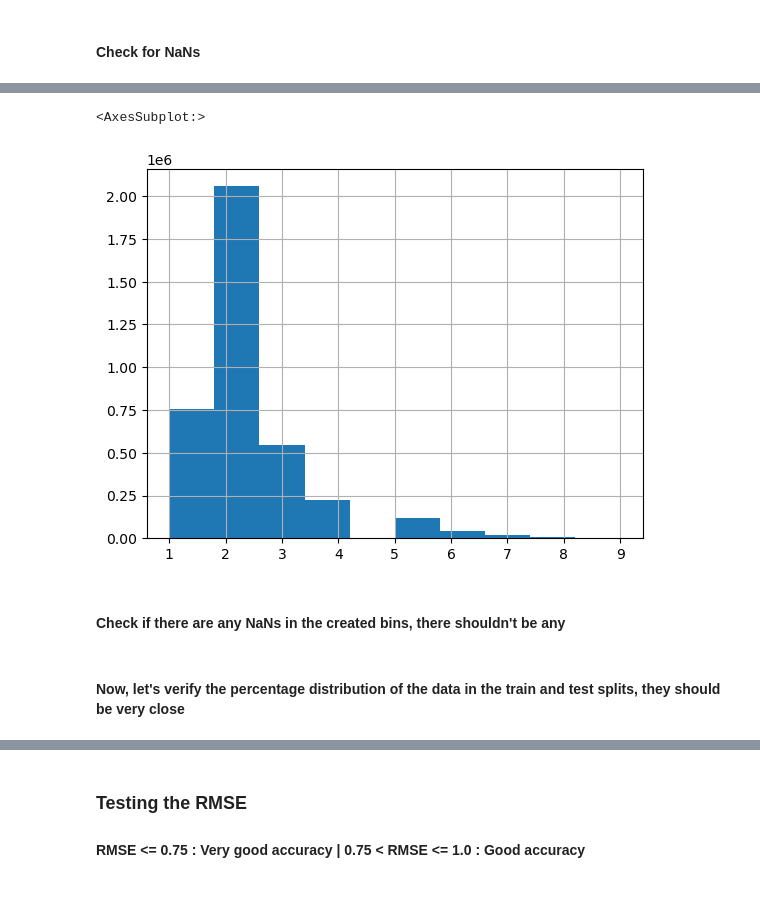
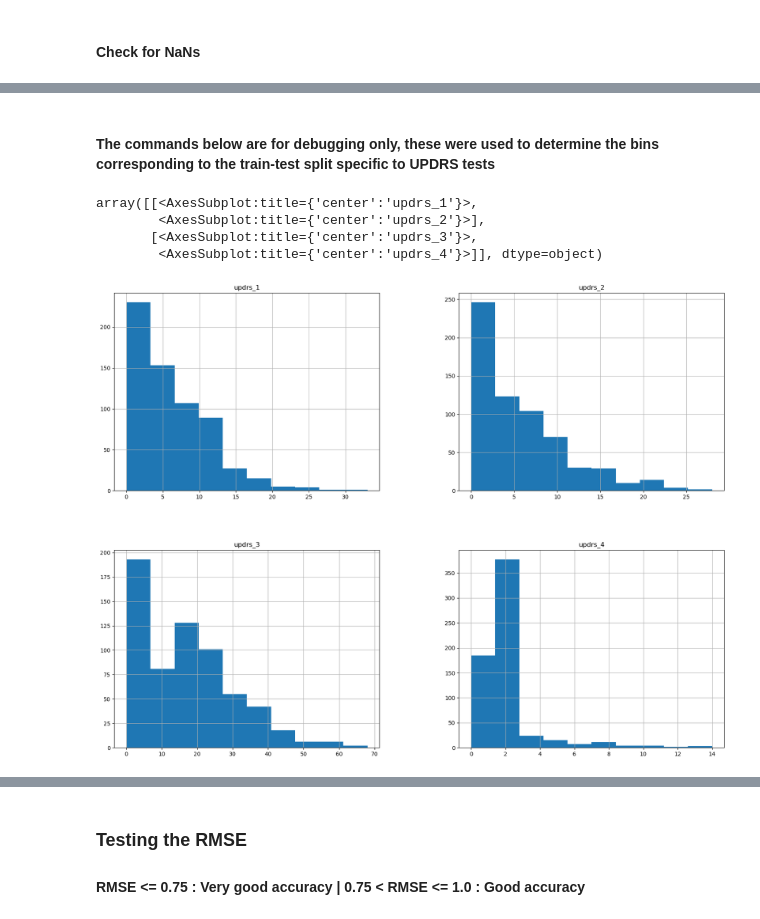
Before and after one commit to sumaniitm/AMP-parkinsons-disease-progression-prediction, a Jupyter notebook: amp-parkinson-s-disease-progression-prediction.ipynb, the cells around one changed output, grey strips where cells are left out. Cells and saved outputs as stored; diff of their text form; code cells hidden in the pictures; blank space fills up the shorter version.

```diff
--- a/amp-parkinson-s-disease-progression-prediction.ipynb
+++ b/amp-parkinson-s-disease-progression-prediction.ipynb
@@ -78,14 +126,0 @@ full_training_data = full_training_data.drop(columns=['UniProt','Peptide','upd23
-# %%
-full_training_data_melted = full_training_data.melt(id_vars=['visit_id','visit_month','NPX','PeptideAbundance']
-                                                    , value_vars=['updrs_1','updrs_2','updrs_3','updrs_4'],var_name='updrs_test', value_name='updrs_test_score')
-
-list_of_updrs_tests = full_training_data_melted.updrs_test.unique()
-
-temp_df = full_training_data_melted.groupby(['updrs_test']).agg(visit_month_per_patient=('visit_id', 'count')
-                                                      , mean_updrs_test_score=('updrs_test_score', 'mean') ).reset_index(level=['updrs_test'])
-
-for i in range(len(list_of_updrs_tests)):
-    #print(list_of_updrs_tests[i])
-    updrs_test_mean = full_training_data[list_of_updrs_tests[i]].mean()
-    #print(updrs_test_mean)
-    full_training_data.fillna({list_of_updrs_tests[i]:updrs_test_mean}, inplace=True)
@@ -108,14 +219,11 @@ full_training_data_melted.isna().sum()
+# %% [markdown]
+#### The commands below are for debugging only, these were used to determine the bins corresponding to the train-test split specific to UPDRS tests
 # %%
 #full_training_data_melted[['updrs_test_score','PeptideAbundance','NPX','group_key']].corr()
-full_training_data_melted['updrs_test_score'].hist()
+full_training_data[['updrs_1','updrs_2','updrs_3','updrs_4']].hist(figsize=(20,15))
+# %% [output]
+array([[<AxesSubplot:title={'center':'updrs_1'}>,
+        <AxesSubplot:title={'center':'updrs_2'}>],
+       [<AxesSubplot:title={'center':'updrs_3'}>,
+        <AxesSubplot:title={'center':'updrs_4'}>]], dtype=object)
+[figure, added]
-# %%
-full_training_data_melted['updrs_score_category'] = pd.cut(full_training_data_melted['updrs_test_score'],
-                                                          bins=[-np.inf, 0., 10., 20., 30., 40., 50., 60., 70., 80., np.inf],
-                                                          labels=[1,2,3,4,5,6,7,8,9,10])
-
-full_training_data_melted['updrs_score_category'].hist()
-# %% [output]
-<AxesSubplot:>
-[figure, removed]
-# %% [markdown]
-#### Check if there are any NaNs in the created bins, there shouldn't be any
@@ -131,2 +229,0 @@ for train_index, test_index in split.split(full_training_data_melted, full_train
-# %% [markdown]
-#### Now, let's verify the percentage distribution of the data in the train and test splits, they should be very close
```
Also changed, not shown: parts of 36 cells of this notebook.
